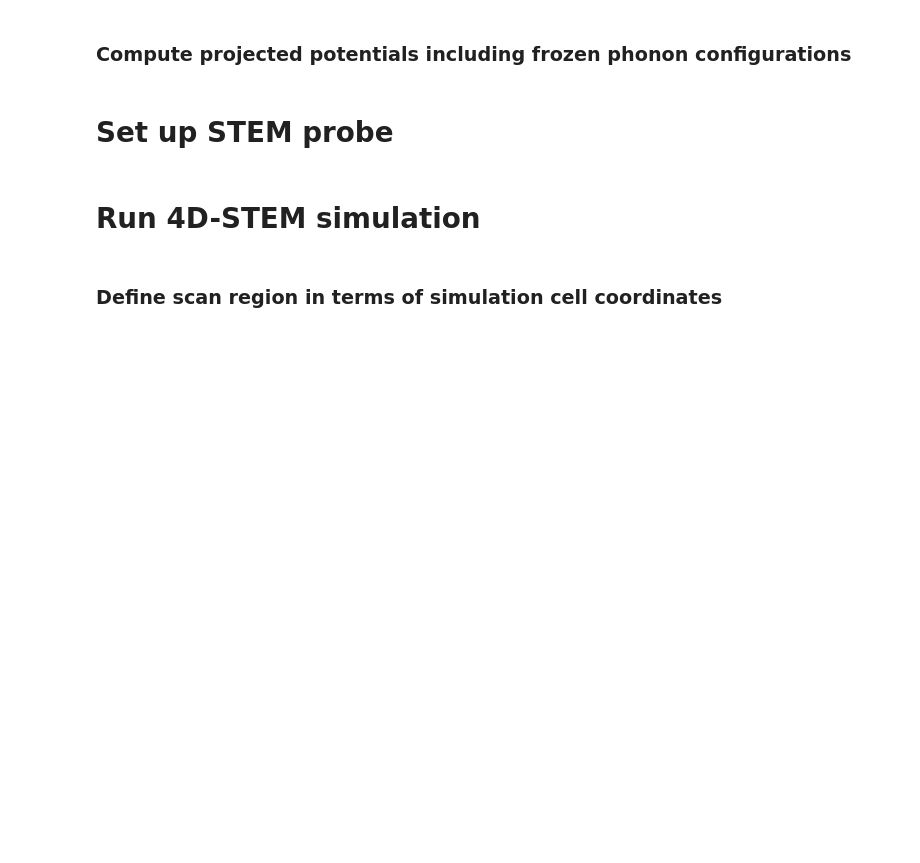
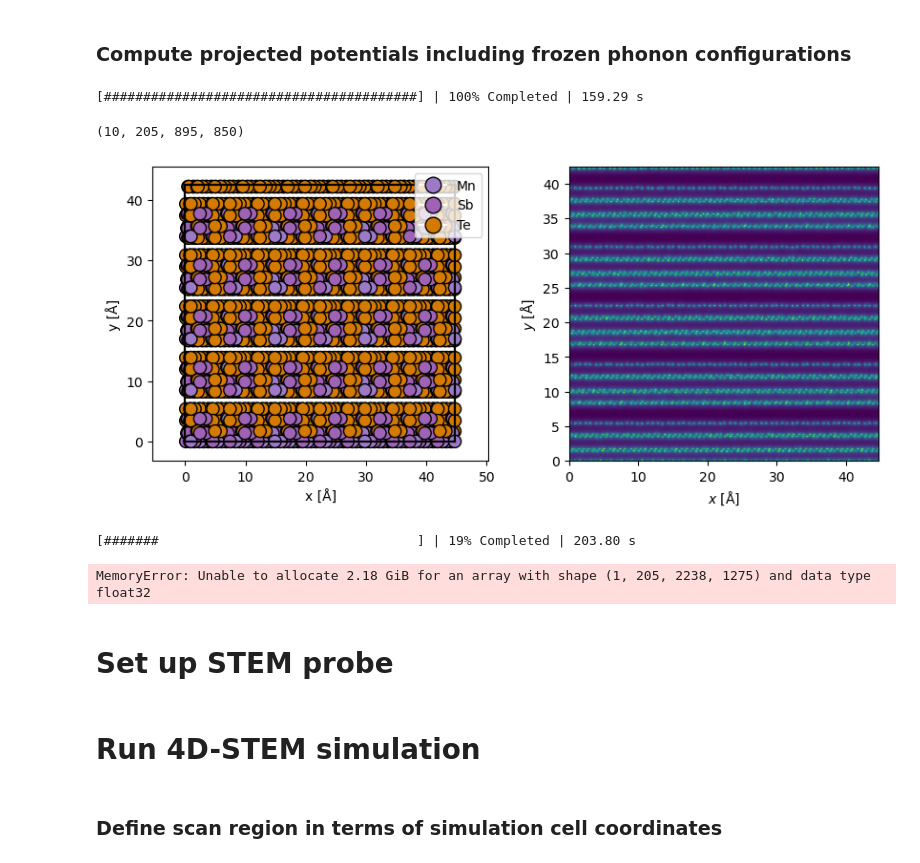
Before and after one commit to Maryam10-Mr/MnSbTe_abtem_-simulation, a Jupyter notebook: image_simulation_4dstem_CPU_EW.ipynb, the cells around one changed output. Saved outputs shown, nothing was run; the diff lists cells and outputs as text; code cells hidden in the pictures; blank space fills up the shorter version.

```diff
--- a/image_simulation_4dstem_CPU_EW.ipynb
+++ b/image_simulation_4dstem_CPU_EW.ipynb
@@ -178,37 +185,44 @@ print('Leads to an array with around',
 # %%
 frozen_phonons = abtem.FrozenPhonons(atoms, num_configs=10, sigmas=0.1, seed=100)
 
 # Compute the projected potential
-projected_potential_phonons = abtem.Potential(frozen_phonons, sampling=0.02,
+projected_potential_phonons = abtem.Potential(frozen_phonons, sampling=0.05,
                                         slice_thickness=slice_thickness,
                                         projection='infinite',
                                         parametrization='lobato',
                                         exit_planes=thickness_increment,
                                         device='cpu')
 projected_potential_phonons_array = projected_potential_phonons.build().compute()
 
 ## Save the potential to file
 #projected_potential_phonons_array.to_zarr(url=save_filename + '_proj_pot_phonons.hdf5')
 
 # Display the calculated projected potential
 fig, (ax1, ax2) = plt.subplots(1, 2, figsize=(10, 4))
 abtem.show_atoms(atoms, ax=ax1, legend=True)
 visualization = (projected_potential_phonons_array * 0.1).show(ax=ax2);
 
 projected_potential_phonons.shape
+# %% [output]
+[########################################] | 100% Completed | 159.29 s
+(10, 205, 895, 850)
+[figure, added]
 # %%
 # Set up frozen phonon configurations using Debye-Waller factors of pure elements
-DWF_Nb_280K = 0.4297;
-DWF_Na_280K = 0.63648;
-DWF_O_280K = 0.1422; # used Carbon from Peng's paper
+#DWF_Nb_280K = 0.4297;
+#DWF_Na_280K = 0.63648;
+#DWF_O_280K = 0.1422; # used Carbon from Peng's paper
+DWF_Mn_280K=0.4;
+DWF_Sb_280K=0.6;
+DWF_Te_280K=0.15;
 
 # Compute mean square thermal displacements of atoms
-u_Nb_280K = np.sqrt(DWF_Nb_280K / (8*np.pi**2))
-u_Na_280K = np.sqrt(DWF_Na_280K / (8*np.pi**2))
-u_O_280K = np.sqrt(DWF_O_280K / (8*np.pi**2))
+u_Mn_280K = np.sqrt(DWF_Mn_280K / (8*np.pi**2))
+u_Sb_280K = np.sqrt(DWF_Sb_280K / (8*np.pi**2))
+u_Te_280K = np.sqrt(DWF_Te_280K / (8*np.pi**2))
 
 # Take 50 different frozen phonon configurations
-frozen_phonons = abtem.FrozenPhonons(atoms_stack, 10, {'Nb' : u_Nb_280K, 'Na' : u_Na_280K, 'O' : u_O_280K}, seed=1001)
+frozen_phonons = abtem.FrozenPhonons(atoms_stack, 10, {'Mn' : u_Mn_280K, 'Sb' : u_Sb_280K, 'Te' : u_Te_280K}, seed=1001)
 
 # Compute the projected potential
 projected_potential_phonons = abtem.Potential(frozen_phonons, sampling=0.02,
@@ -228,6 +242,9 @@ abtem.show_atoms(atoms, ax=ax1, legend=True)
 visualization = (projected_potential_phonons_array * 0.1).show(ax=ax2);
 
 projected_potential_phonons.shape
+# %% [output]
+[#######                                 ] | 19% Completed | 203.80 s
+MemoryError: Unable to allocate 2.18 GiB for an array with shape (1, 205, 2238, 1275) and data type float32
 # %% [markdown]
 # Set up STEM probe
 # %%
```
Also changed, not shown: parts of 2 cells of this notebook.
